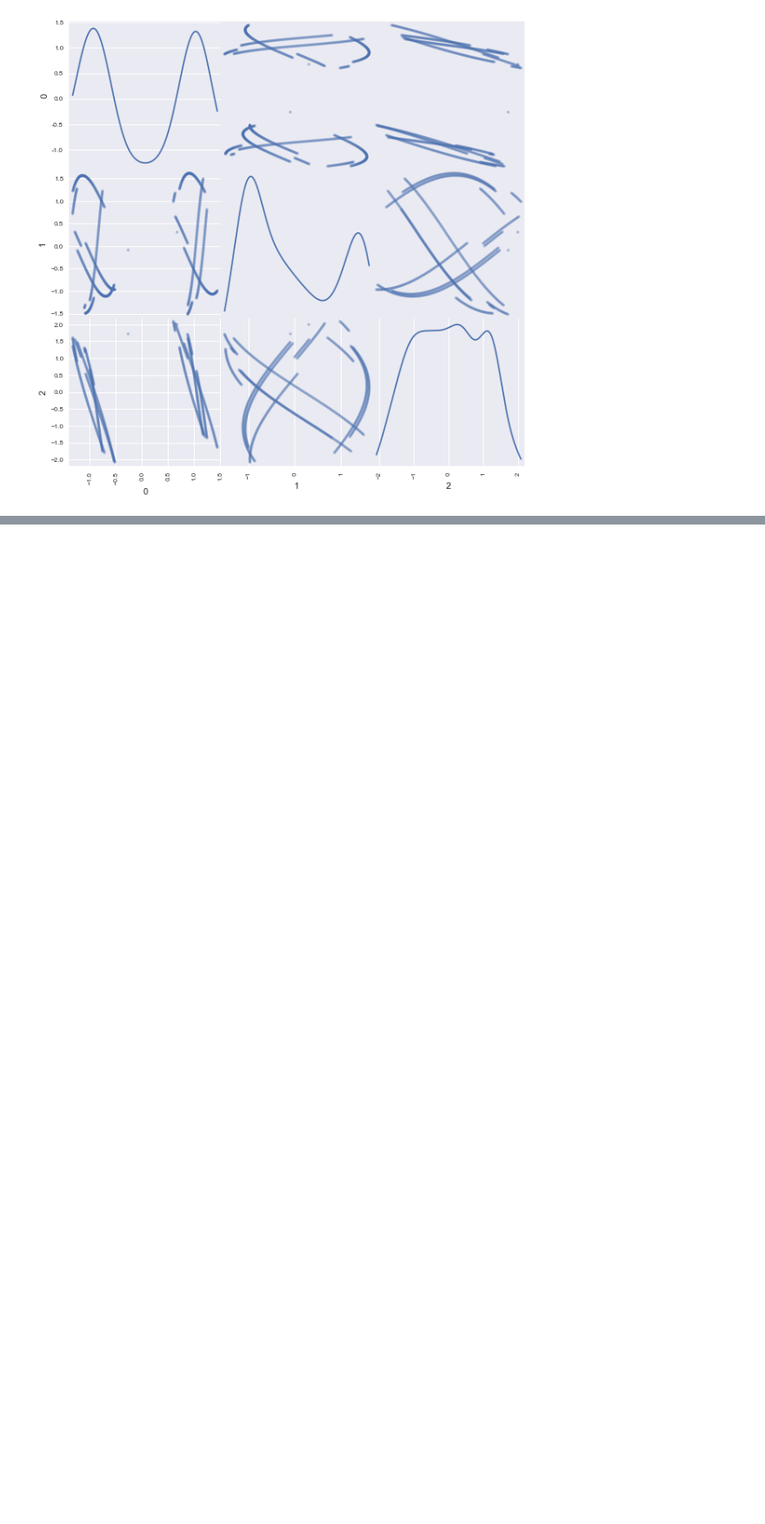
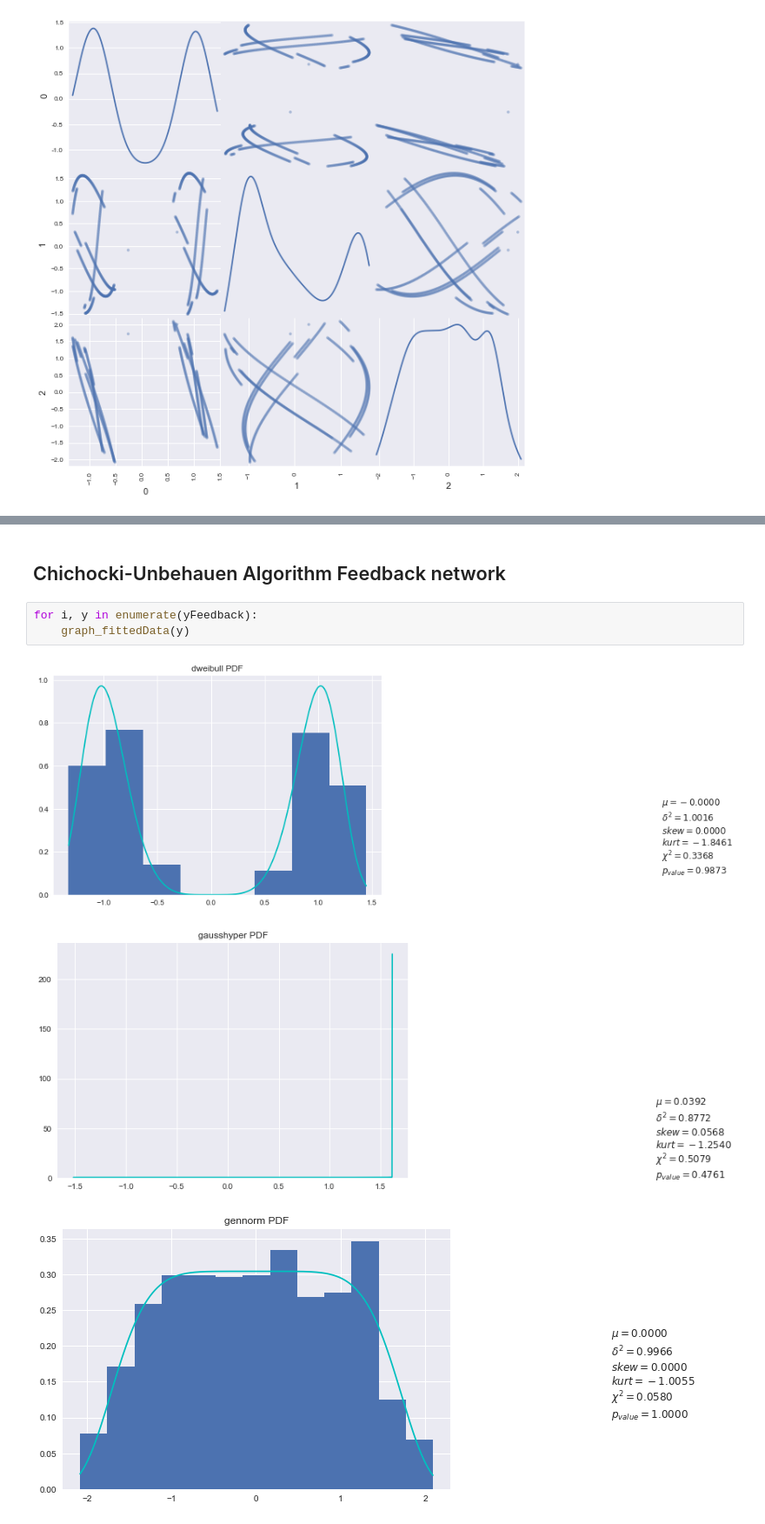
Before and after one commit to crucis/ICA, a Jupyter notebook: Exercicio 9 - 1000.ipynb, the cells around one changed output, grey strips where cells are left out. Shown at 87% size. Drawn from its saved outputs; the diff is of its cells as text; blank space fills up the shorter version.

```diff
--- a/Exercicio 9 - 1000.ipynb
+++ b/Exercicio 9 - 1000.ipynb
@@ -148,0 +164,9 @@ plot_MutualInformation(mixtures, y = yFeedforward, KDE = True)
+# %% [markdown]
+## Chichocki-Unbehauen Algorithm Feedback network
+# %%
+for i, y in enumerate(yFeedback):
+    graph_fittedData(y)
+# %% [output]
+[figure, added]
+[figure, added]
+[figure, added]
```
Also changed, not shown: parts of 15 cells of this notebook, 2 other files.
